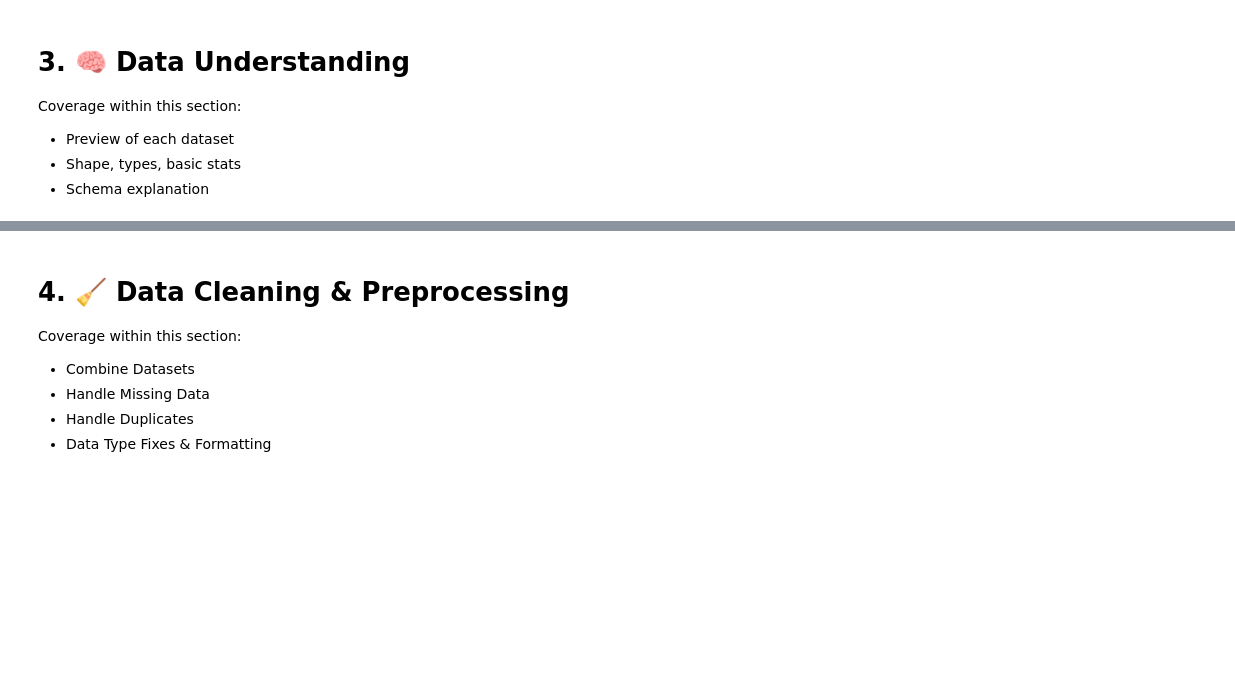
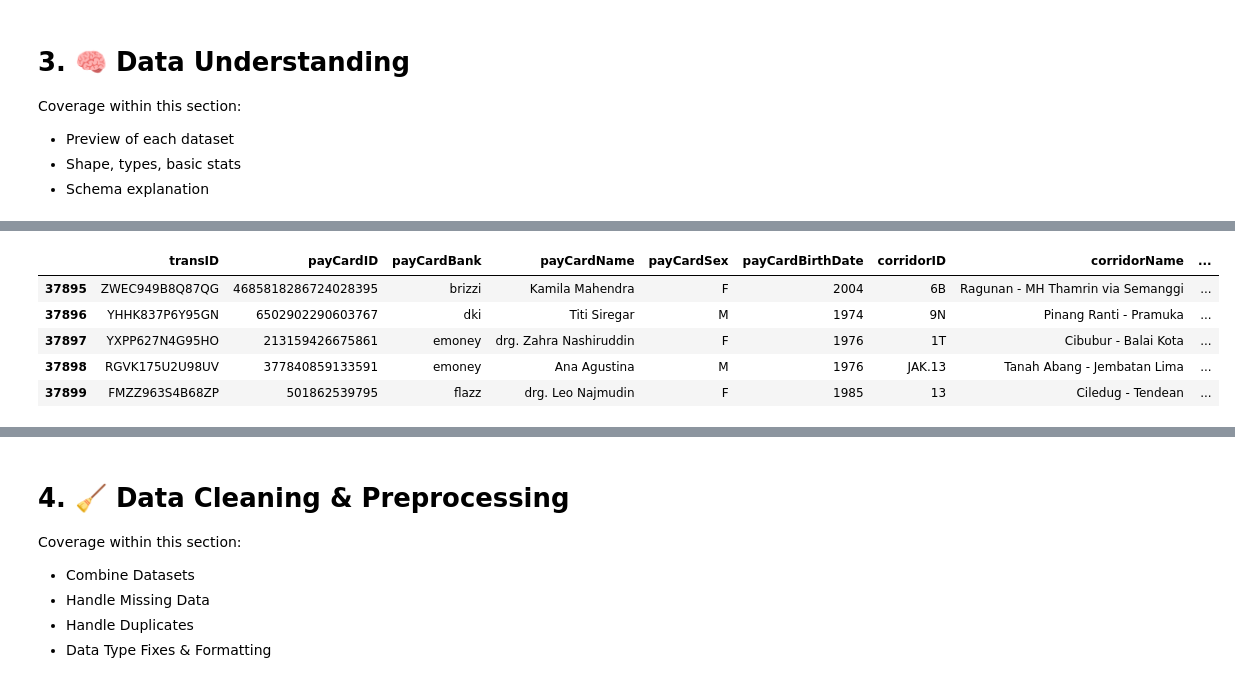
Before and after one commit to seanka/Python-TransJakarta-DataAnalysis, a Jupyter notebook: Notebook.ipynb, the cells around one changed output, grey strips where cells are left out. Saved outputs shown, nothing was run; the diff lists cells and outputs as text; code cells hidden in the pictures; blank space fills up the shorter version.

```diff
--- a/Notebook.ipynb
+++ b/Notebook.ipynb
@@ -216,0 +303,9 @@ Coverage within this section:
+# %%
+cust_df.tail()
+# %% [output]
+|  | transID | payCardID | payCardBank | payCardName | payCardSex | payCardBirthDate | corridorID | corridorName | ... |
+| 37895 | ZWEC949B8Q87QG | 4685818286724028395 | brizzi | Kamila Mahendra | F | 2004 | 6B | Ragunan - MH Thamrin via Semanggi | ... |
+| 37896 | YHHK837P6Y95GN | 6502902290603767 | dki | Titi Siregar | M | 1974 | 9N | Pinang Ranti - Pramuka | ... |
+| 37897 | YXPP627N4G95HO | 213159426675861 | emoney | drg. Zahra Nashiruddin | F | 1976 | 1T | Cibubur - Balai Kota | ... |
+| 37898 | RGVK175U2U98UV | 377840859133591 | emoney | Ana Agustina | M | 1976 | JAK.13 | Tanah Abang - Jembatan Lima | ... |
+| 37899 | FMZZ963S4B68ZP | 501862539795 | flazz | drg. Leo Najmudin | F | 1985 | 13 | Ciledug - Tendean | ... |
```
Also changed, not shown: parts of 37 cells of this notebook.
